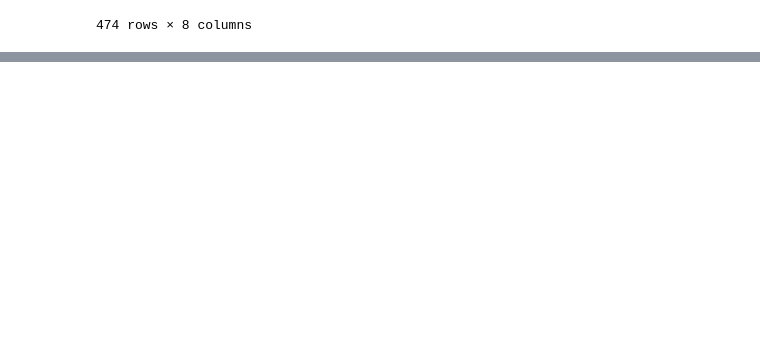
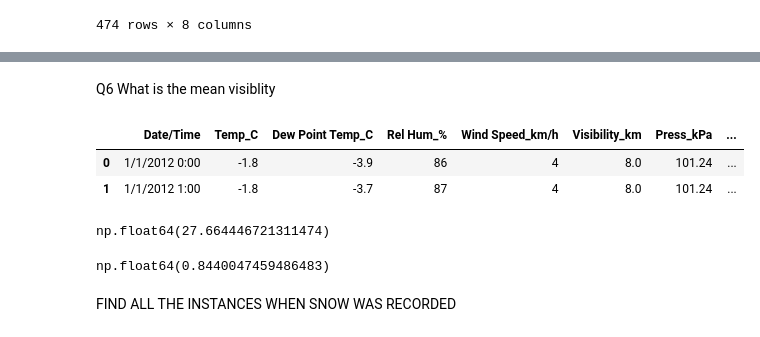
Before and after one commit to JunaidAshraf05/Data-Analysis, a Jupyter notebook: 1.ipynb, the cells around one changed output, grey strips where cells are left out. Saved outputs shown, nothing was run; the diff lists cells and outputs as text; code cells hidden in the pictures; blank space fills up the shorter version.

```diff
--- a/1.ipynb
+++ b/1.ipynb
@@ -318,0 +358,12 @@ data.isnull().sum
+# %% [markdown]
+Q6 What is the mean visiblity
+# %%
+data.head(2)
+# %% [output]
+|  | Date/Time | Temp_C | Dew Point Temp_C | Rel Hum_% | Wind Speed_km/h | Visibility_km | Press_kPa | ... |
+| 0 | 1/1/2012 0:00 | -1.8 | -3.9 | 86 | 4 | 8.0 | 101.24 | ... |
+| 1 | 1/1/2012 1:00 | -1.8 | -3.7 | 87 | 4 | 8.0 | 101.24 | ... |
+# %%
+data.Visibility_km.mean()
+# %% [output]
+np.float64(27.664446721311474)
@@ -318,0 +372,6 @@ data.isnull().sum
+# %%
+data.Press_kPa.std()
+# %% [output]
+np.float64(0.8440047459486483)
+# %% [markdown]
+FIND ALL THE INSTANCES WHEN SNOW WAS RECORDED
```
Also changed, not shown: parts of 14 cells of this notebook.
